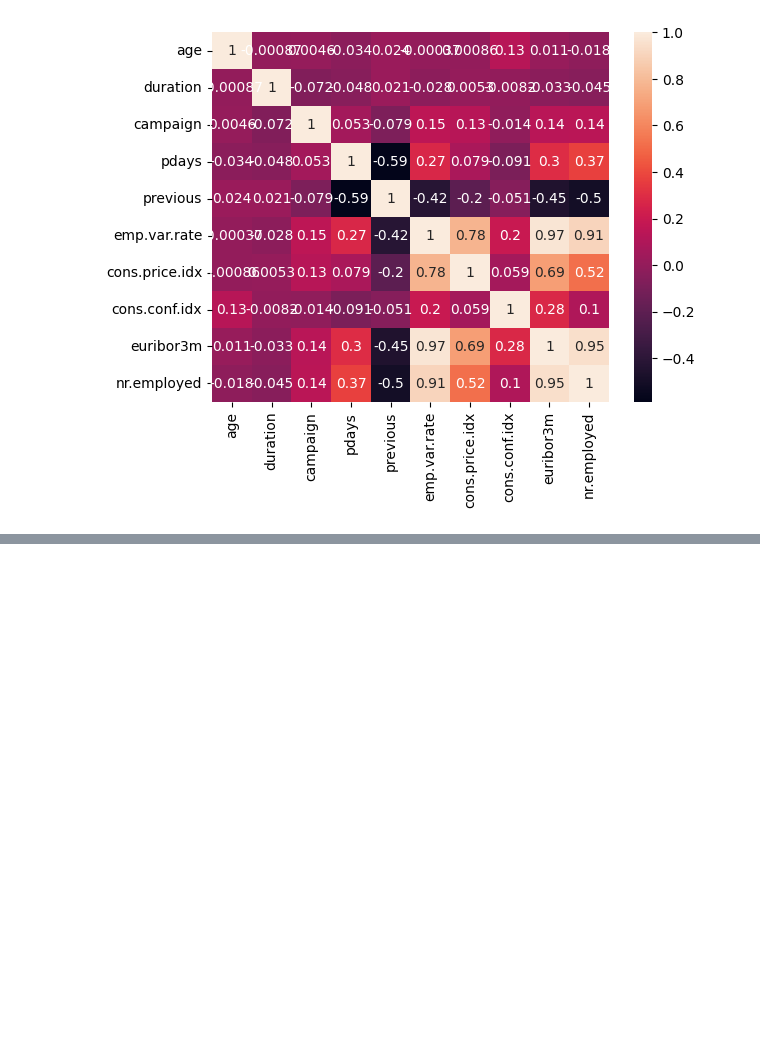
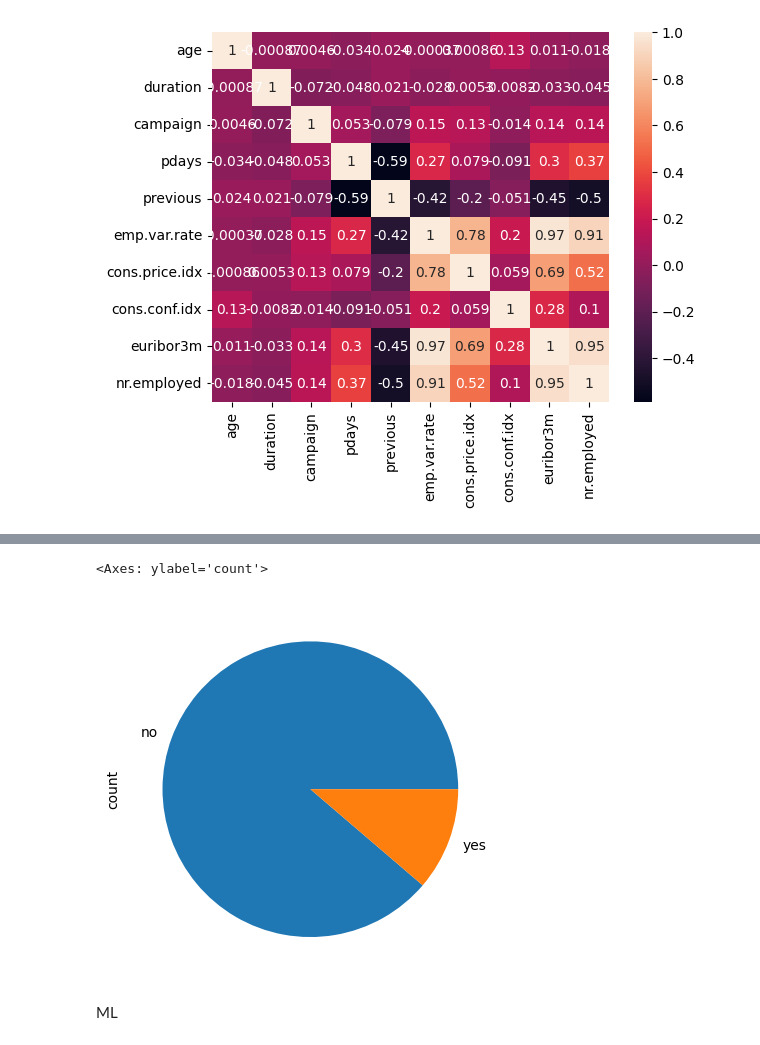
Before and after one commit to Joseddl/ML, a Jupyter notebook: src/explore.ipynb, the cells around one changed output, grey strips where cells are left out. Saved outputs shown, nothing was run; the diff lists cells and outputs as text; code cells hidden in the pictures; blank space fills up the shorter version.

```diff
--- a/src/explore.ipynb
+++ b/src/explore.ipynb
@@ -107,0 +227,7 @@ sns.heatmap(df.select_dtypes(include=np.number).corr(), annot=True)
+# %%
+df.y.value_counts().plot.pie()
+# %% [output]
+<Axes: ylabel='count'>
+[figure, added]
+# %% [markdown]
+ML
```
Also changed, not shown: parts of 55 cells of this notebook, 5 other files.
